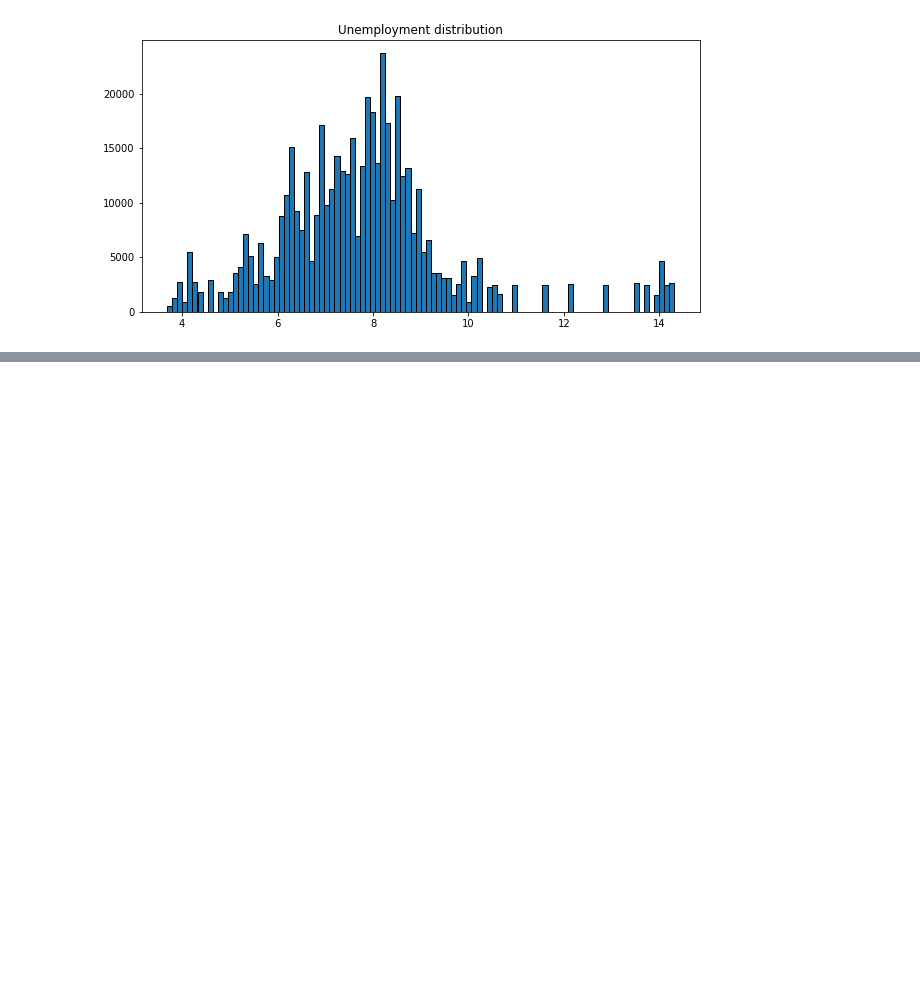
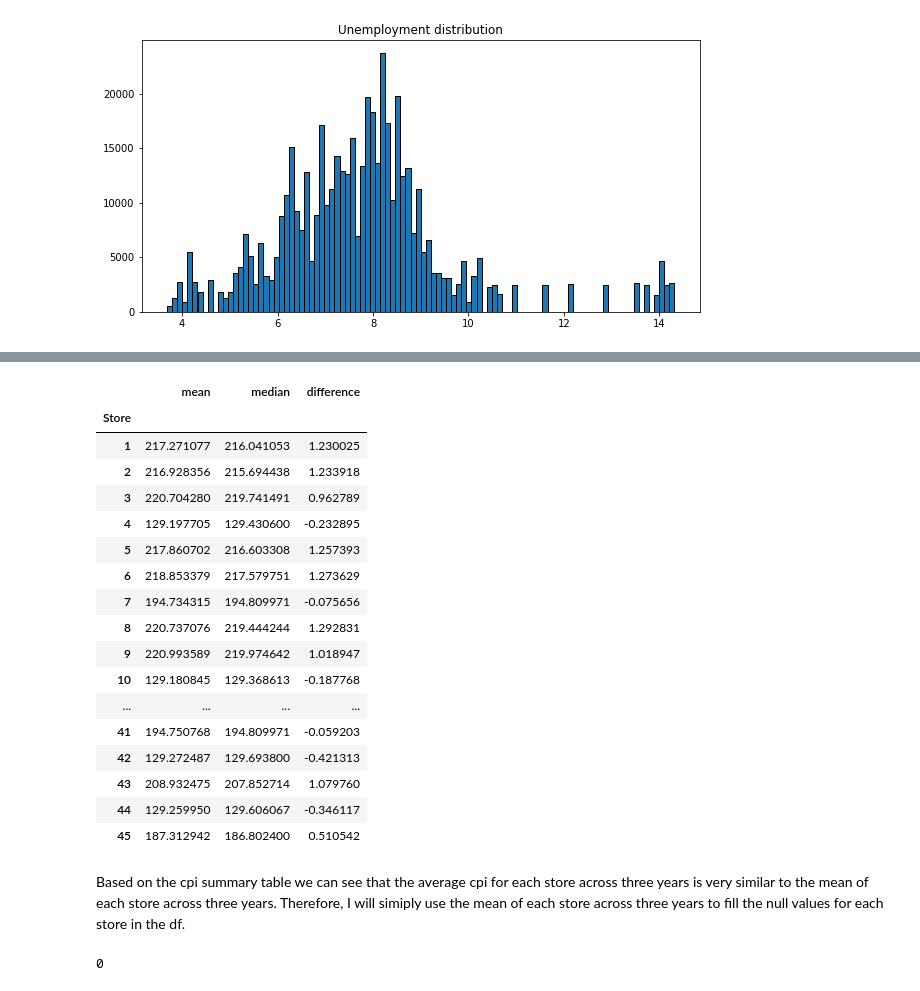
Before and after one commit to terrancexia/Walmart-Store-Sales-Forecast, a Jupyter notebook: Walmart Store Sales Forecast .ipynb, the cells around one changed output, grey strips where cells are left out. Saved outputs shown, nothing was run; the diff lists cells and outputs as text; code cells hidden in the pictures; blank space fills up the shorter version.

```diff
--- a/Walmart Store Sales Forecast .ipynb
+++ b/Walmart Store Sales Forecast .ipynb
@@ -312,0 +313,44 @@ dtype: float64
+# %%
+#get the mean, medium of the CPI for each store in 2010,2011,2012
+cpi_summary =df.groupby(['Store']).agg({'CPI':['mean','median']})
+
+#unlist the column names
+cpi_summary.columns = ['mean', 'median']
+
+#add a column for mean, median difference
+cpi_summary['difference'] = cpi_summary['mean'] - cpi_summary['median']
+
+#view the result
+cpi_summary
+# %% [output]
+|  | mean | median | difference |
+| Store |  |  |  |
+| 1 | 217.271077 | 216.041053 | 1.230025 |
+| 2 | 216.928356 | 215.694438 | 1.233918 |
+| 3 | 220.704280 | 219.741491 | 0.962789 |
+| 4 | 129.197705 | 129.430600 | -0.232895 |
+| 5 | 217.860702 | 216.603308 | 1.257393 |
+| 6 | 218.853379 | 217.579751 | 1.273629 |
+| 7 | 194.734315 | 194.809971 | -0.075656 |
+| 8 | 220.737076 | 219.444244 | 1.292831 |
+| 9 | 220.993589 | 219.974642 | 1.018947 |
+| 10 | 129.180845 | 129.368613 | -0.187768 |
+| ... | ... | ... | ... |
+| 41 | 194.750768 | 194.809971 | -0.059203 |
+| 42 | 129.272487 | 129.693800 | -0.421313 |
+| 43 | 208.932475 | 207.852714 | 1.079760 |
+| 44 | 129.259950 | 129.606067 | -0.346117 |
+| 45 | 187.312942 | 186.802400 | 0.510542 |
+# %% [markdown]
+Based on the cpi summary table we can see that the average cpi for each store across three years is very similar to the mean of each store across three years. Therefore, I will simiply use the mean of each store across three years to fill the null values for each store in the df.
+# %%
+# fill CPI na with mean of each store across three years
+
+nulls = df.loc[df['CPI'].isnull(), 'Store']
+
+df.loc[df['CPI'].isnull(),'CPI']= cpi_summary['mean'].loc[nulls].values
+
+#sanity check
+df['CPI'].isnull().sum()
+# %% [output]
+0
```
Also changed, not shown: parts of 24 cells of this notebook.
